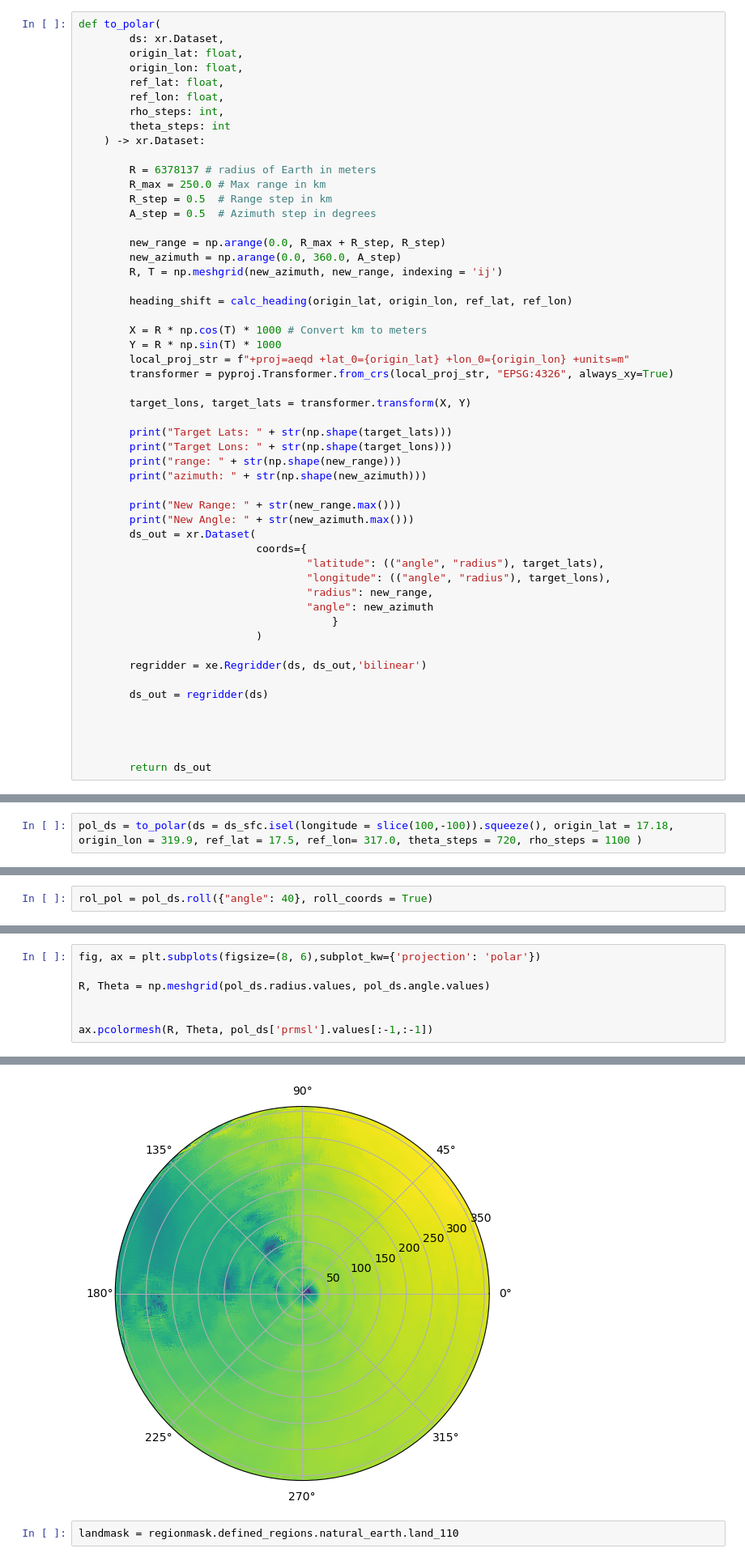
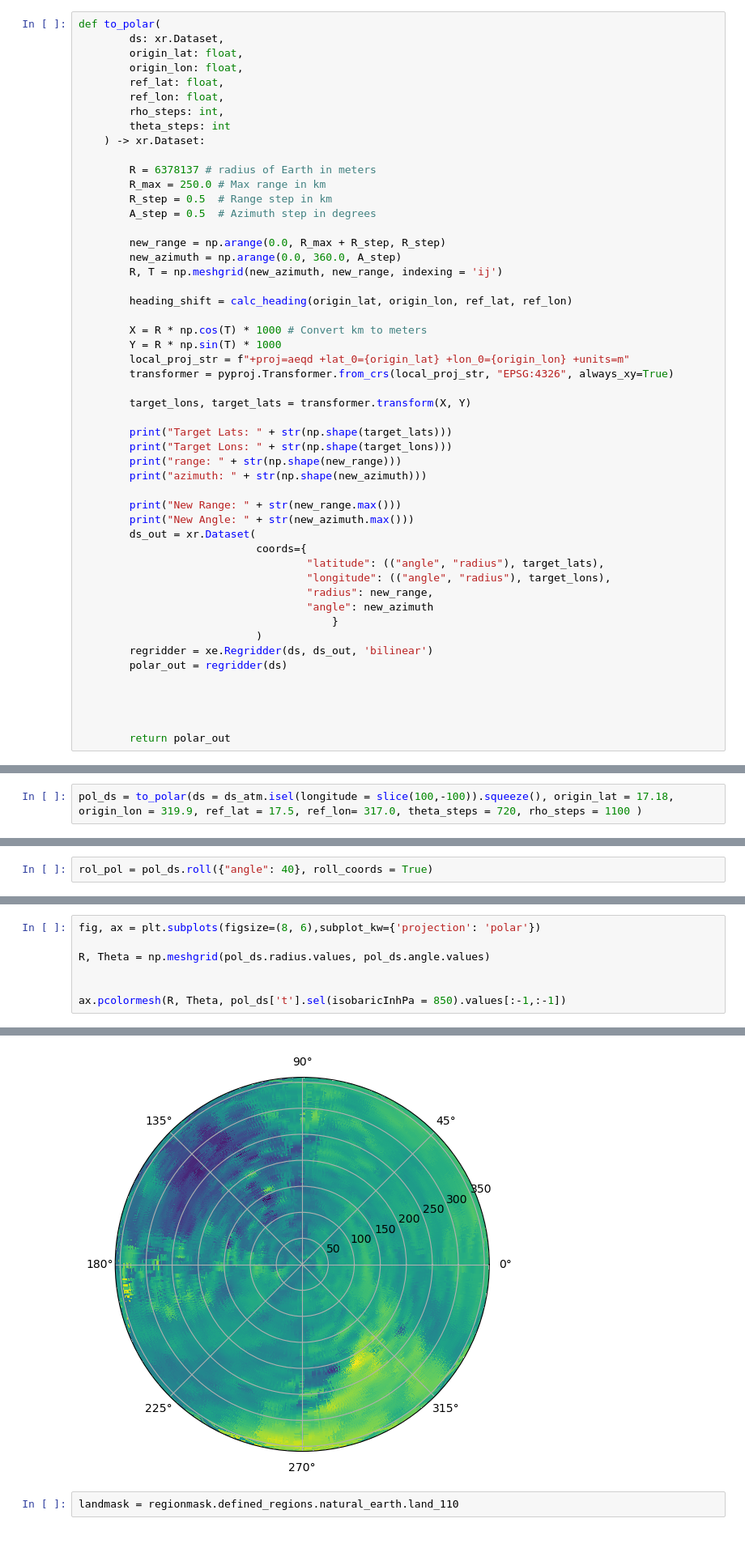
Before and after one commit to ArcticOctopi/Dimensional-Reduction-in-Tropical-Cyclones, a Jupyter notebook: scratchpad.ipynb, the cells around one changed output, grey strips where cells are left out. Shown: that part at 81% size. Cells and saved outputs as stored; diff of their text form.

```diff
--- a/scratchpad.ipynb
+++ b/scratchpad.ipynb
@@ -74,15 +74,13 @@ def to_polar(
                                     "angle": new_azimuth
                                         }
                             )
-
-        regridder = xe.Regridder(ds, ds_out,'bilinear')
-
-        ds_out = regridder(ds)
+        regridder = xe.Regridder(ds, ds_out, 'bilinear')
+        polar_out = regridder(ds)
 
 
 
 
-        return ds_out
+        return polar_out
 # %%
 drop_variables = ['q', 'w', 'wz', 'absv', 'clwmr', 'icmr', 'rwmr', 'snmr','grle', 'rare']
 ds_atm = xr.open_dataset('Data\92l.2023082400.hfsa.storm.atm.f024.grb2',
@@ -102,7 +115,7 @@ len(ds_sfc.longitude.values)
 # %%
 min_coords
 # %%
-pol_ds = to_polar(ds = ds_sfc.isel(longitude = slice(100,-100)).squeeze(), origin_lat = 17.18, origin_lon = 319.9, ref_lat = 17.5, ref_lon= 317.0, theta_steps = 720, rho_steps = 1100 )
+pol_ds = to_polar(ds = ds_atm.isel(longitude = slice(100,-100)).squeeze(), origin_lat = 17.18, origin_lon = 319.9, ref_lat = 17.5, ref_lon= 317.0, theta_steps = 720, rho_steps = 1100 )
 # %% [output]
 Target Lats: (720, 501)
 Target Lons: (720, 501)
@@ -132,13 +167,13 @@ ax.pcolormesh(R, Theta, rol_pol['prmsl'].values[:-1,:-1])
 # %%
 fig, ax = plt.subplots(figsize=(8, 6),subplot_kw={'projection': 'polar'})
 
 R, Theta = np.meshgrid(pol_ds.radius.values, pol_ds.angle.values)
 
 
-ax.pcolormesh(R, Theta, pol_ds['prmsl'].values[:-1,:-1])
+ax.pcolormesh(R, Theta, pol_ds['t'].sel(isobaricInhPa = 850).values[:-1,:-1])
 # %% [output]
 <matplotlib.collections.QuadMesh at 0x...>
-[figure, old version]
+[figure, new version]
 # %%
 landmask = regionmask.defined_regions.natural_earth.land_110
 # %%
```
Also changed, not shown: parts of 3 cells of this notebook, 1 other file.
